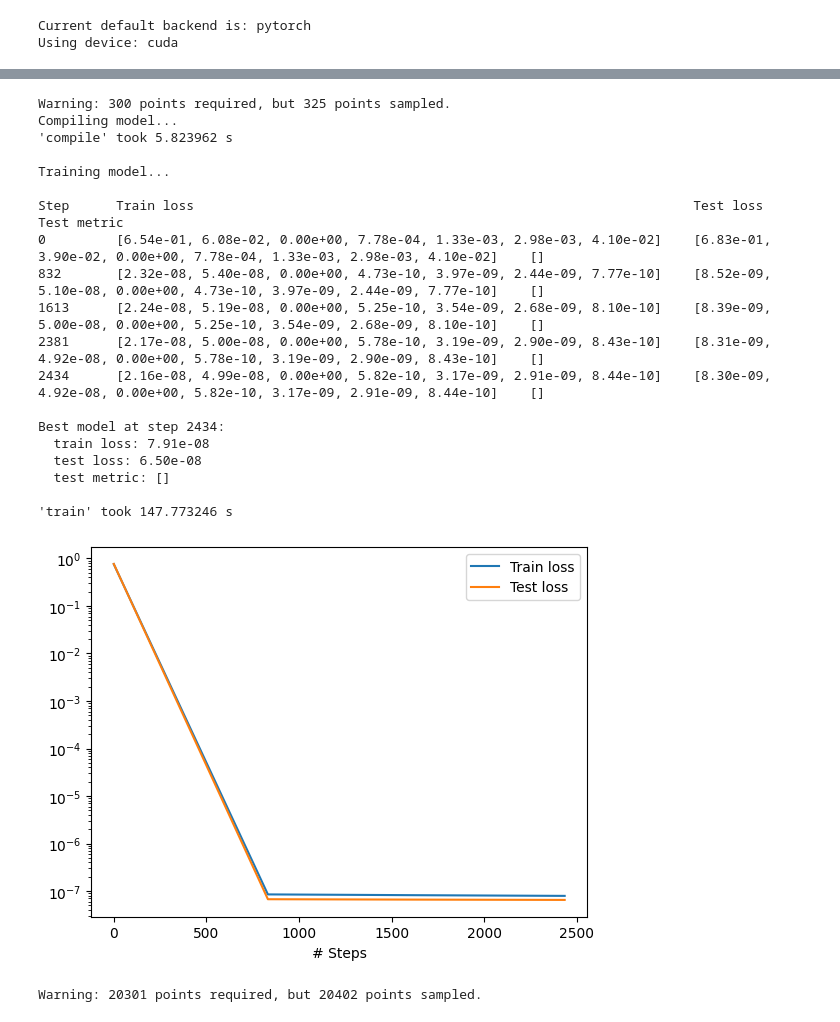
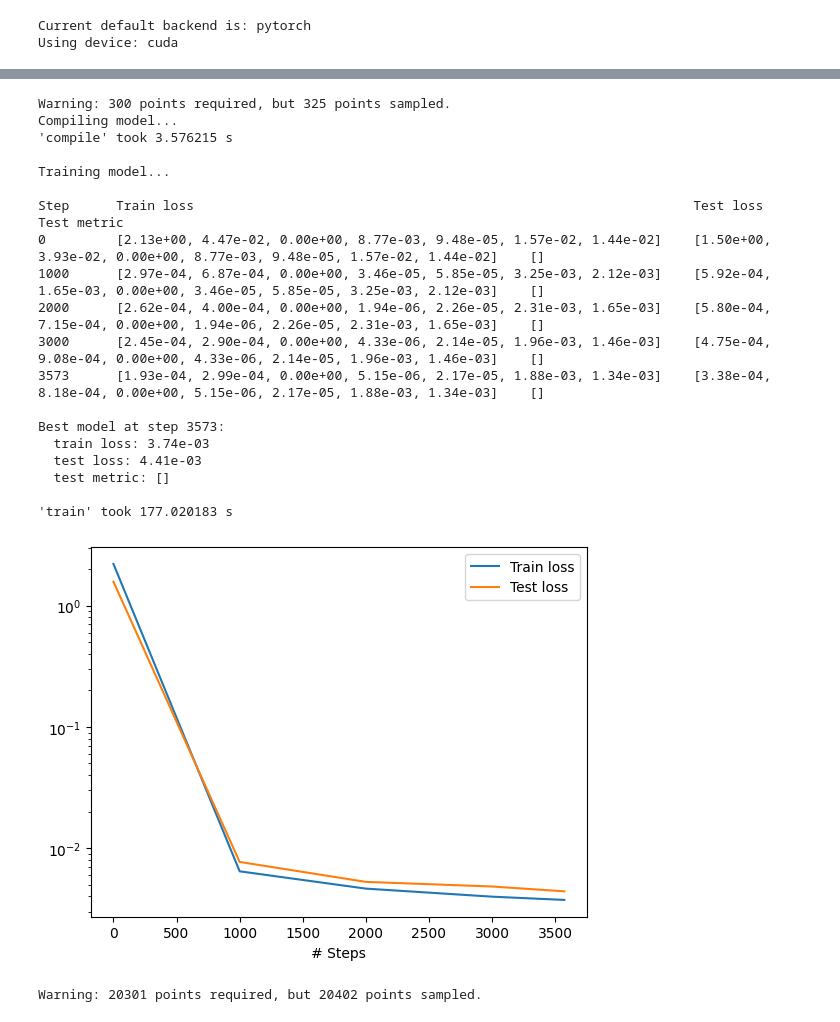
Before and after one commit to AhmadAkbariR/deepxde, a Jupyter notebook: examples/operator/elasticity-2D-AAR.ipynb, the cells around one changed output, grey strips where cells are left out. Cells and saved outputs as stored; diff of their text form; code cells hidden in the pictures.

```diff
--- a/examples/operator/elasticity-2D-AAR.ipynb
+++ b/examples/operator/elasticity-2D-AAR.ipynb
@@ -563,7 +170,7 @@ def out_transform(inputs, outputs):
     # horizontal displacement on left
     u = outputs[:, 0] * x * (1-x) + x # torch.exp(x/(1+y))
     # vertical dis on left
-    v = outputs[ :, 1] * y  #torch.exp((x*y))
+    v = outputs[ :, 1] * y * x #torch.exp((x*y))
     ## pressure on bottom
     #p = outputs[:, :, 2] * y[None, :]
     return dde.backend.stack((u, v), axis=1)
@@ -649,43 +256,43 @@ def plot_boundary(X, label):
         print("Not enough points to form a boundary.")
 # Deformed coordinates
 deformed = deform_coord(X_test, predictions)
 
 # Calculate displacements in the x direction
 u = predictions[:, 0]
 v = predictions[:, 1]
 
 # Plot undeformed shape boundary
 plt.figure()
 plot_boundary(X_test, 'Undeformed Shape')
 
 # Plotting
-plt.scatter(deformed[:,0],deformed[:,1],s = 2, c=u, cmap='jet', vmin=0, vmax=1)
+plt.scatter(deformed[:,0],deformed[:,1],s = 1, c=u, cmap='jet', vmin=0, vmax=1)
 plt.title('Undeformed and Deformed Shapes')
 plt.xlabel('X Coordinate')
 plt.ylabel('Y Coordinate')
 plt.legend()
 
 plt.axis('equal')  # To maintain aspect ratio
 plt.show()
 # %% [output]
 Warning: 300 points required, but 325 points sampled.
 Compiling model...
-'compile' took 5.823962 s
+'compile' took 3.576215 s
 
 Training model...
 
 Step      Train loss                                                                Test loss                                                                 Test metric
-0         [6.54e-01, 6.08e-02, 0.00e+00, 7.78e-04, 1.33e-03, 2.98e-03, 4.10e-02]    [6.83e-01, 3.90e-02, 0.00e+00, 7.78e-04, 1.33e-03, 2.98e-03, 4.10e-02]    []
-832       [2.32e-08, 5.40e-08, 0.00e+00, 4.73e-10, 3.97e-09, 2.44e-09, 7.77e-10]    [8.52e-09, 5.10e-08, 0.00e+00, 4.73e-10, 3.97e-09, 2.44e-09, 7.77e-10]    []
-1613      [2.24e-08, 5.19e-08, 0.00e+00, 5.25e-10, 3.54e-09, 2.68e-09, 8.10e-10]    [8.39e-09, 5.00e-08, 0.00e+00, 5.25e-10, 3.54e-09, 2.68e-09, 8.10e-10]    []
-2381      [2.17e-08, 5.00e-08, 0.00e+00, 5.78e-10, 3.19e-09, 2.90e-09, 8.43e-10]    [8.31e-09, 4.92e-08, 0.00e+00, 5.78e-10, 3.19e-09, 2.90e-09, 8.43e-10]    []
-2434      [2.16e-08, 4.99e-08, 0.00e+00, 5.82e-10, 3.17e-09, 2.91e-09, 8.44e-10]    [8.30e-09, 4.92e-08, 0.00e+00, 5.82e-10, 3.17e-09, 2.91e-09, 8.44e-10]    []
+0         [2.13e+00, 4.47e-02, 0.00e+00, 8.77e-03, 9.48e-05, 1.57e-02, 1.44e-02]    [1.50e+00, 3.93e-02, 0.00e+00, 8.77e-03, 9.48e-05, 1.57e-02, 1.44e-02]    []
+1000      [2.97e-04, 6.87e-04, 0.00e+00, 3.46e-05, 5.85e-05, 3.25e-03, 2.12e-03]    [5.92e-04, 1.65e-03, 0.00e+00, 3.46e-05, 5.85e-05, 3.25e-03, 2.12e-03]    []
+2000      [2.62e-04, 4.00e-04, 0.00e+00, 1.94e-06, 2.26e-05, 2.31e-03, 1.65e-03]    [5.80e-04, 7.15e-04, 0.00e+00, 1.94e-06, 2.26e-05, 2.31e-03, 1.65e-03]    []
+3000      [2.45e-04, 2.90e-04, 0.00e+00, 4.33e-06, 2.14e-05, 1.96e-03, 1.46e-03]    [4.75e-04, 9.08e-04, 0.00e+00, 4.33e-06, 2.14e-05, 1.96e-03, 1.46e-03]    []
+3573      [1.93e-04, 2.99e-04, 0.00e+00, 5.15e-06, 2.17e-05, 1.88e-03, 1.34e-03]    [3.38e-04, 8.18e-04, 0.00e+00, 5.15e-06, 2.17e-05, 1.88e-03, 1.34e-03]    []
 
-Best model at step 2434:
-  train loss: 7.91e-08
-  test loss: 6.50e-08
+Best model at step 3573:
+  train loss: 3.74e-03
+  test loss: 4.41e-03
   test metric: []
 
-'train' took 147.773246 s
+'train' took 177.020183 s
-[figure, old version]
+[figure, new version]
 Warning: 20301 points required, but 20402 points sampled.
```
Also changed, not shown: parts of 10 cells of this notebook.
